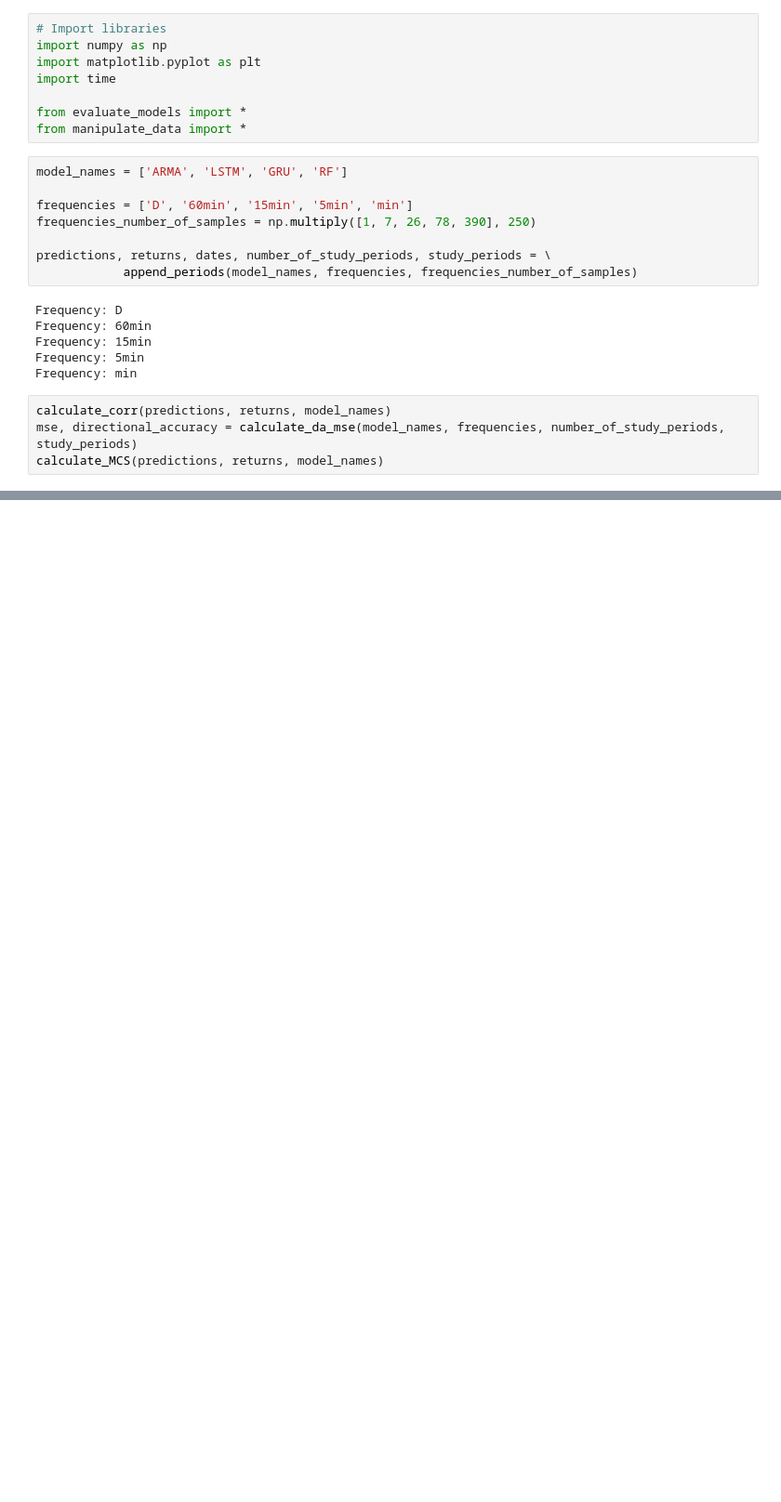
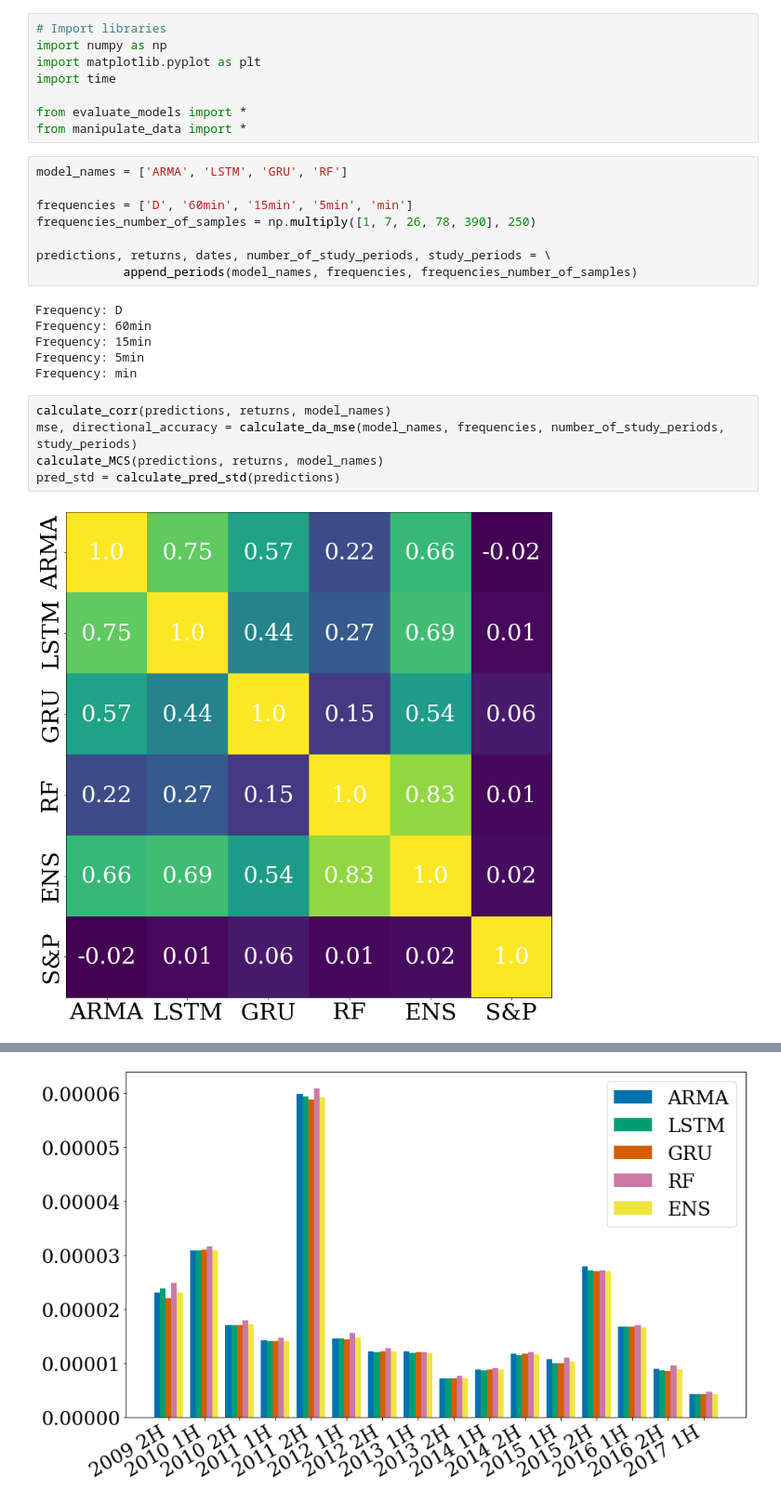
Before and after one commit to tillaczel/LSTM-GRU-RF-predicting-SP500, a Jupyter notebook: evaluate.ipynb, the cells around one changed output, grey strips where cells are left out. Shown at 93% size. Saved outputs shown, nothing was run; the diff lists cells and outputs as text; blank space fills up the shorter version.

```diff
--- a/evaluate.ipynb
+++ b/evaluate.ipynb
@@ -23,4 +23,7 @@ Frequency: min
 # %%
 calculate_corr(predictions, returns, model_names)
 mse, directional_accuracy = calculate_da_mse(model_names, frequencies, number_of_study_periods, study_periods)
 calculate_MCS(predictions, returns, model_names)
+pred_std = calculate_pred_std(predictions)
+# %% [output]
+[figure, added]
@@ -26,0 +34 @@ calculate_MCS(predictions, returns, model_names)
+[figure, added]
```
Also changed, not shown: parts of 4 cells of this notebook, 18 other files.
